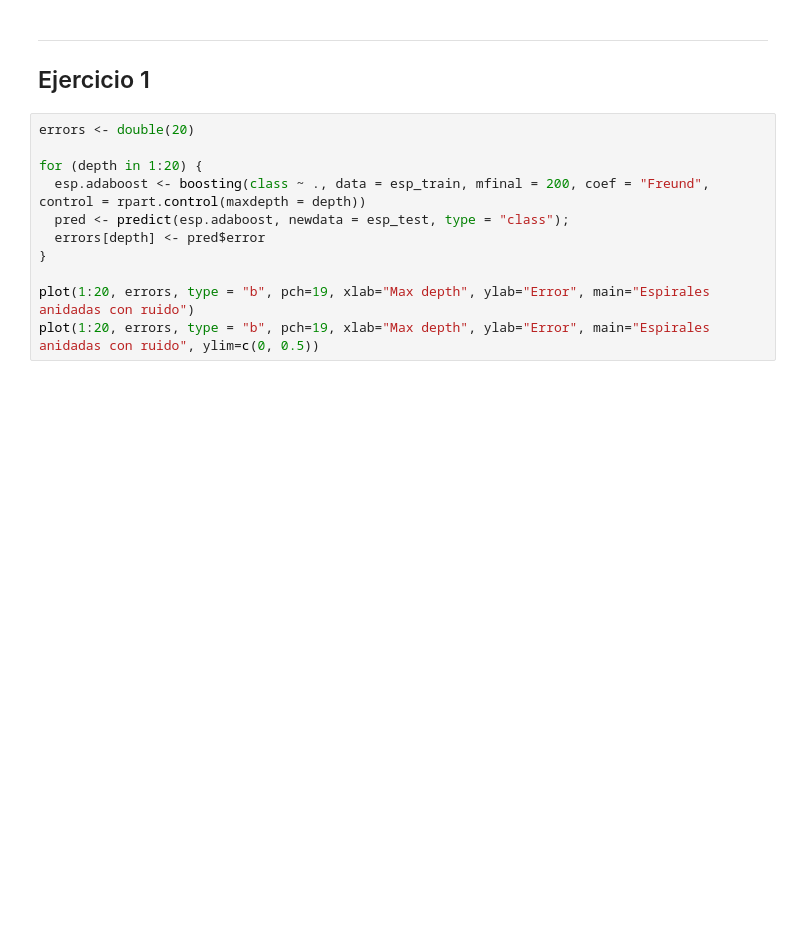
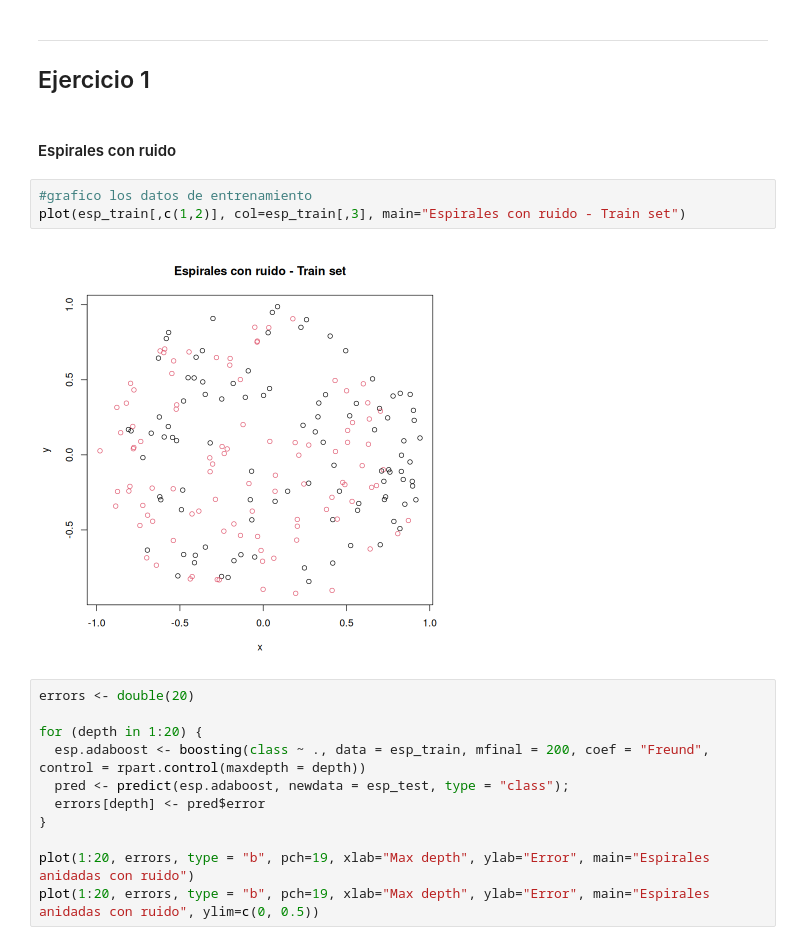
Before and after one commit to jfarizano/DataMining, a Jupyter notebook: tp4.ipynb, the cells around one changed output. Cells and saved outputs as stored; diff of their text form; blank space fills up the shorter version.

```diff
--- a/tp4.ipynb
+++ b/tp4.ipynb
@@ -16,6 +16,13 @@ error.rate <- function(dataA, dataB) sum( dataA != dataB ) / length(dataB)
 # %% [markdown]
 --------------------------------------------------------------------------------
 ## Ejercicio 1
+# %% [markdown]
+#### Espirales con ruido
+# %%
+#grafico los datos de entrenamiento
+plot(esp_train[,c(1,2)], col=esp_train[,3], main="Espirales con ruido - Train set")
+# %% [output]
+[figure, added]
 # %%
 errors <- double(20)
 
```
Also changed, not shown: parts of 9 cells of this notebook.
